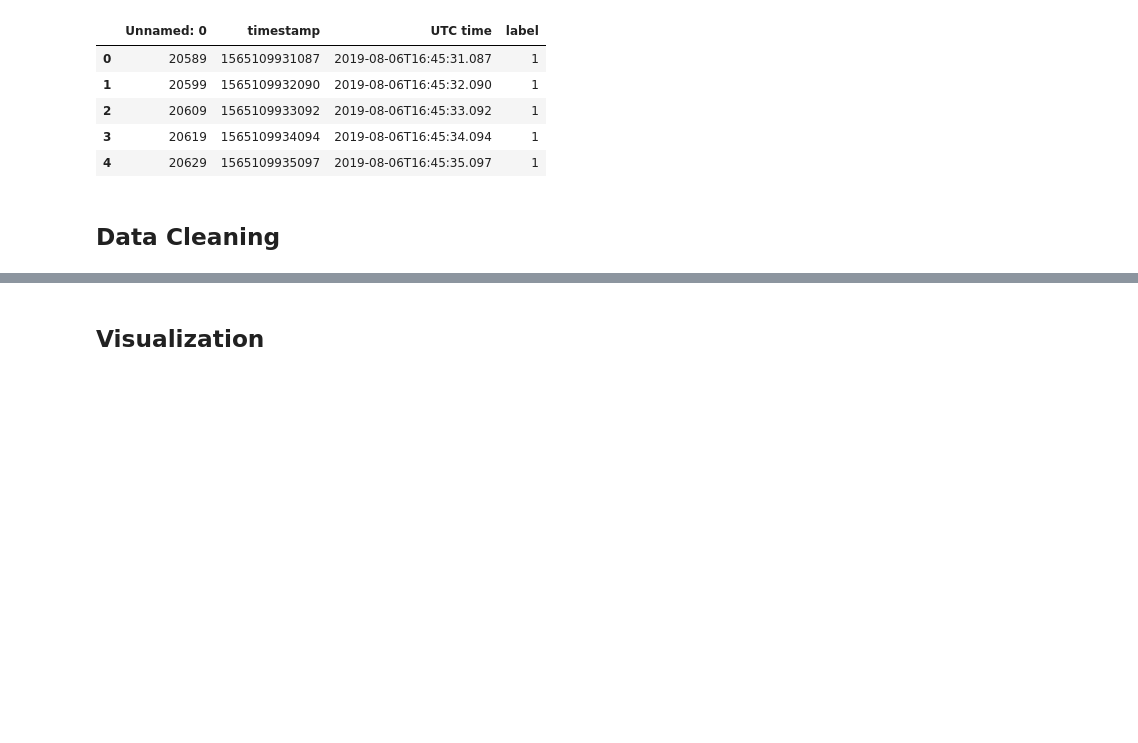
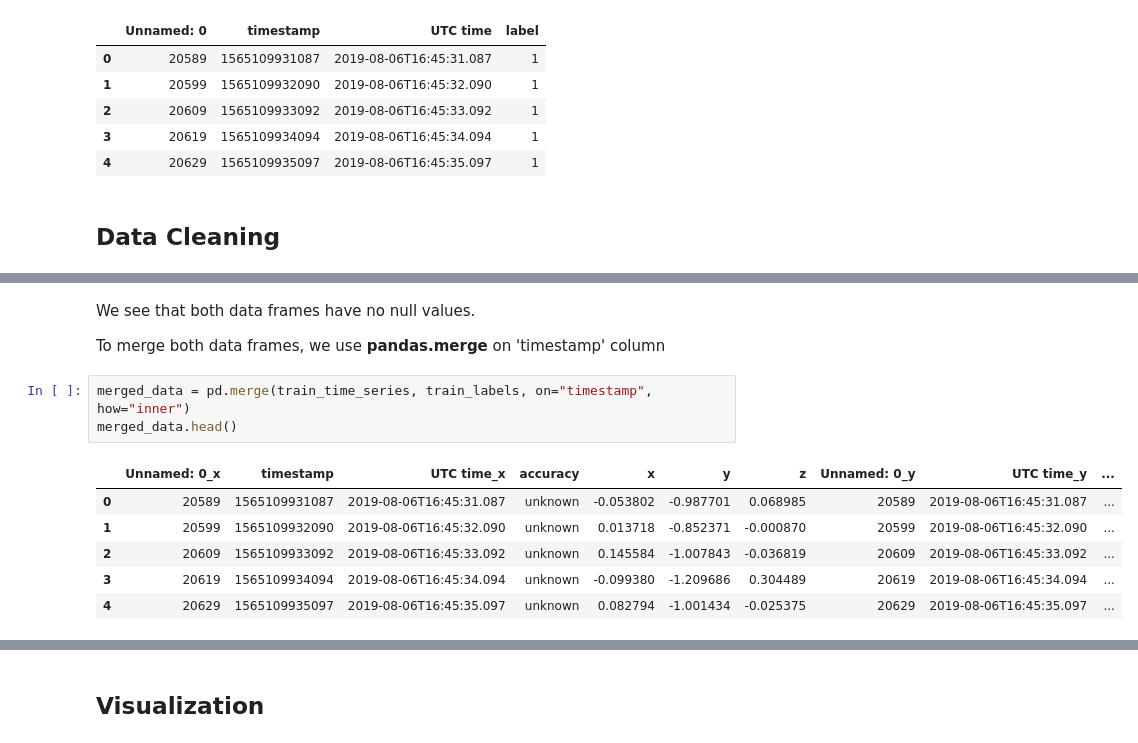
Before and after one commit to wittyphysicist/Final-Project-for-Using-Python-for-Research, a Jupyter notebook: Final Project for Using Python for Research.ipynb, the cells around one changed output, grey strips where cells are left out. Cells and saved outputs as stored; diff of their text form; blank space fills up the shorter version.

```diff
--- a/Final Project for Using Python for Research.ipynb
+++ b/Final Project for Using Python for Research.ipynb
@@ -60,0 +66,14 @@ dtype: int64
+# %% [markdown]
+We see that both data frames have no null values.
+
+To merge both data frames, we use **pandas.merge** on 'timestamp' column
+# %%
+merged_data = pd.merge(train_time_series, train_labels, on="timestamp", how="inner")
+merged_data.head()
+# %% [output]
+|  | Unnamed: 0_x | timestamp | UTC time_x | accuracy | x | y | z | Unnamed: 0_y | UTC time_y | ... |
+| 0 | 20589 | 1565109931087 | 2019-08-06T16:45:31.087 | unknown | -0.053802 | -0.987701 | 0.068985 | 20589 | 2019-08-06T16:45:31.087 | ... |
+| 1 | 20599 | 1565109932090 | 2019-08-06T16:45:32.090 | unknown | 0.013718 | -0.852371 | -0.000870 | 20599 | 2019-08-06T16:45:32.090 | ... |
+| 2 | 20609 | 1565109933092 | 2019-08-06T16:45:33.092 | unknown | 0.145584 | -1.007843 | -0.036819 | 20609 | 2019-08-06T16:45:33.092 | ... |
+| 3 | 20619 | 1565109934094 | 2019-08-06T16:45:34.094 | unknown | -0.099380 | -1.209686 | 0.304489 | 20619 | 2019-08-06T16:45:34.094 | ... |
+| 4 | 20629 | 1565109935097 | 2019-08-06T16:45:35.097 | unknown | 0.082794 | -1.001434 | -0.025375 | 20629 | 2019-08-06T16:45:35.097 | ... |
```
Also changed, not shown: parts of 16 cells of this notebook.
